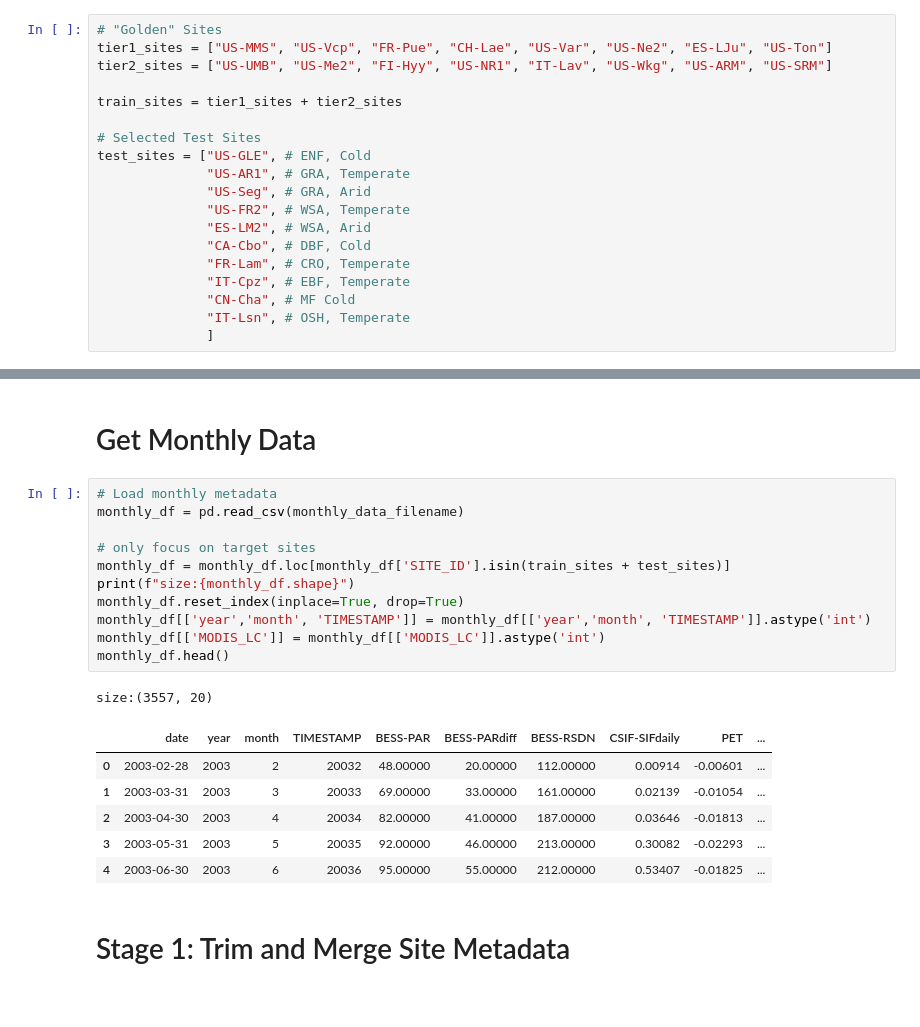
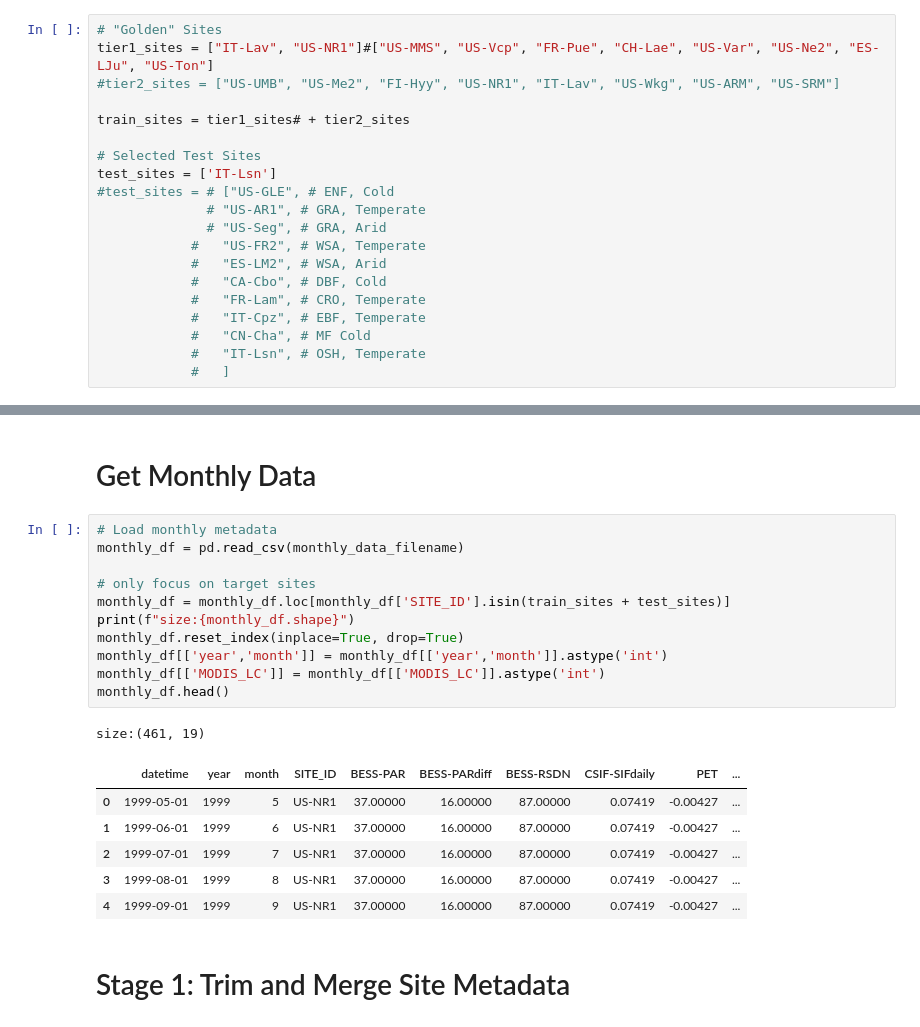
Before and after one commit to jcalz23/co2-flux-hourly-gpp-modeling, a Jupyter notebook: code/src/preprocessing/baseline-data-pipeline-v1-impute.ipynb, the cells around one changed output, grey strips where cells are left out. Cells and saved outputs as stored; diff of their text form.

```diff
--- a/code/src/preprocessing/baseline-data-pipeline-v1-impute.ipynb
+++ b/code/src/preprocessing/baseline-data-pipeline-v1-impute.ipynb
@@ -95,23 +95,24 @@ train_blob_name_base = f"baseline-train-v-{ver}"
 test_blob_name_base = f"baseline-test-v-{ver}"
 # %%
 # "Golden" Sites
-tier1_sites = ["US-MMS", "US-Vcp", "FR-Pue", "CH-Lae", "US-Var", "US-Ne2", "ES-LJu", "US-Ton"]
-tier2_sites = ["US-UMB", "US-Me2", "FI-Hyy", "US-NR1", "IT-Lav", "US-Wkg", "US-ARM", "US-SRM"]
+tier1_sites = ["IT-Lav", "US-NR1"]#["US-MMS", "US-Vcp", "FR-Pue", "CH-Lae", "US-Var", "US-Ne2", "ES-LJu", "US-Ton"]
+#tier2_sites = ["US-UMB", "US-Me2", "FI-Hyy", "US-NR1", "IT-Lav", "US-Wkg", "US-ARM", "US-SRM"]
 
-train_sites = tier1_sites + tier2_sites
+train_sites = tier1_sites# + tier2_sites
 
 # Selected Test Sites
-test_sites = ["US-GLE", # ENF, Cold
-              "US-AR1", # GRA, Temperate
-              "US-Seg", # GRA, Arid
-              "US-FR2", # WSA, Temperate
-              "ES-LM2", # WSA, Arid
-              "CA-Cbo", # DBF, Cold
-              "FR-Lam", # CRO, Temperate
-              "IT-Cpz", # EBF, Temperate
-              "CN-Cha", # MF Cold
-              "IT-Lsn", # OSH, Temperate
-              ]
+test_sites = ['IT-Lsn']
+#test_sites = # ["US-GLE", # ENF, Cold
+              # "US-AR1", # GRA, Temperate
+              # "US-Seg", # GRA, Arid
+            #   "US-FR2", # WSA, Temperate
+            #   "ES-LM2", # WSA, Arid
+            #   "CA-Cbo", # DBF, Cold
+            #   "FR-Lam", # CRO, Temperate
+            #   "IT-Cpz", # EBF, Temperate
+            #   "CN-Cha", # MF Cold
+            #   "IT-Lsn", # OSH, Temperate
+            #   ]
 # %%
 # Define features and target variables of the data pipelines
 included_features = ['TA_ERA', 'SW_IN_ERA', 'LW_IN_ERA', 'VPD_ERA', 'P_ERA', 'PA_ERA',
@@ -177,22 +154,22 @@ size:(26, 9)
 # %%
 # Load monthly metadata
 monthly_df = pd.read_csv(monthly_data_filename)
 
 # only focus on target sites
 monthly_df = monthly_df.loc[monthly_df['SITE_ID'].isin(train_sites + test_sites)]
 print(f"size:{monthly_df.shape}")
 monthly_df.reset_index(inplace=True, drop=True)
-monthly_df[['year','month', 'TIMESTAMP']] = monthly_df[['year','month', 'TIMESTAMP']].astype('int')
+monthly_df[['year','month']] = monthly_df[['year','month']].astype('int')
 monthly_df[['MODIS_LC']] = monthly_df[['MODIS_LC']].astype('int')
 monthly_df.head()
 # %% [output]
-size:(3557, 20)
+size:(461, 19)
-|  | date | year | month | TIMESTAMP | BESS-PAR | BESS-PARdiff | BESS-RSDN | CSIF-SIFdaily | PET | ... |
-| 0 | 2003-02-28 | 2003 | 2 | 20032 | 48.00000 | 20.00000 | 112.00000 | 0.00914 | -0.00601 | ... |
-| 1 | 2003-03-31 | 2003 | 3 | 20033 | 69.00000 | 33.00000 | 161.00000 | 0.02139 | -0.01054 | ... |
-| 2 | 2003-04-30 | 2003 | 4 | 20034 | 82.00000 | 41.00000 | 187.00000 | 0.03646 | -0.01813 | ... |
-| 3 | 2003-05-31 | 2003 | 5 | 20035 | 92.00000 | 46.00000 | 213.00000 | 0.30082 | -0.02293 | ... |
-| 4 | 2003-06-30 | 2003 | 6 | 20036 | 95.00000 | 55.00000 | 212.00000 | 0.53407 | -0.01825 | ... |
+|  | datetime | year | month | SITE_ID | BESS-PAR | BESS-PARdiff | BESS-RSDN | CSIF-SIFdaily | PET | ... |
+| 0 | 1999-05-01 | 1999 | 5 | US-NR1 | 37.00000 | 16.00000 | 87.00000 | 0.07419 | -0.00427 | ... |
+| 1 | 1999-06-01 | 1999 | 6 | US-NR1 | 37.00000 | 16.00000 | 87.00000 | 0.07419 | -0.00427 | ... |
+| 2 | 1999-07-01 | 1999 | 7 | US-NR1 | 37.00000 | 16.00000 | 87.00000 | 0.07419 | -0.00427 | ... |
+| 3 | 1999-08-01 | 1999 | 8 | US-NR1 | 37.00000 | 16.00000 | 87.00000 | 0.07419 | -0.00427 | ... |
+| 4 | 1999-09-01 | 1999 | 9 | US-NR1 | 37.00000 | 16.00000 | 87.00000 | 0.07419 | -0.00427 | ... |
 # %% [markdown]
 # Stage 1: Trim and Merge Site Metadata
 # %% [markdown]
```
Also changed, not shown: parts of 24 cells of this notebook, 8 other files.
